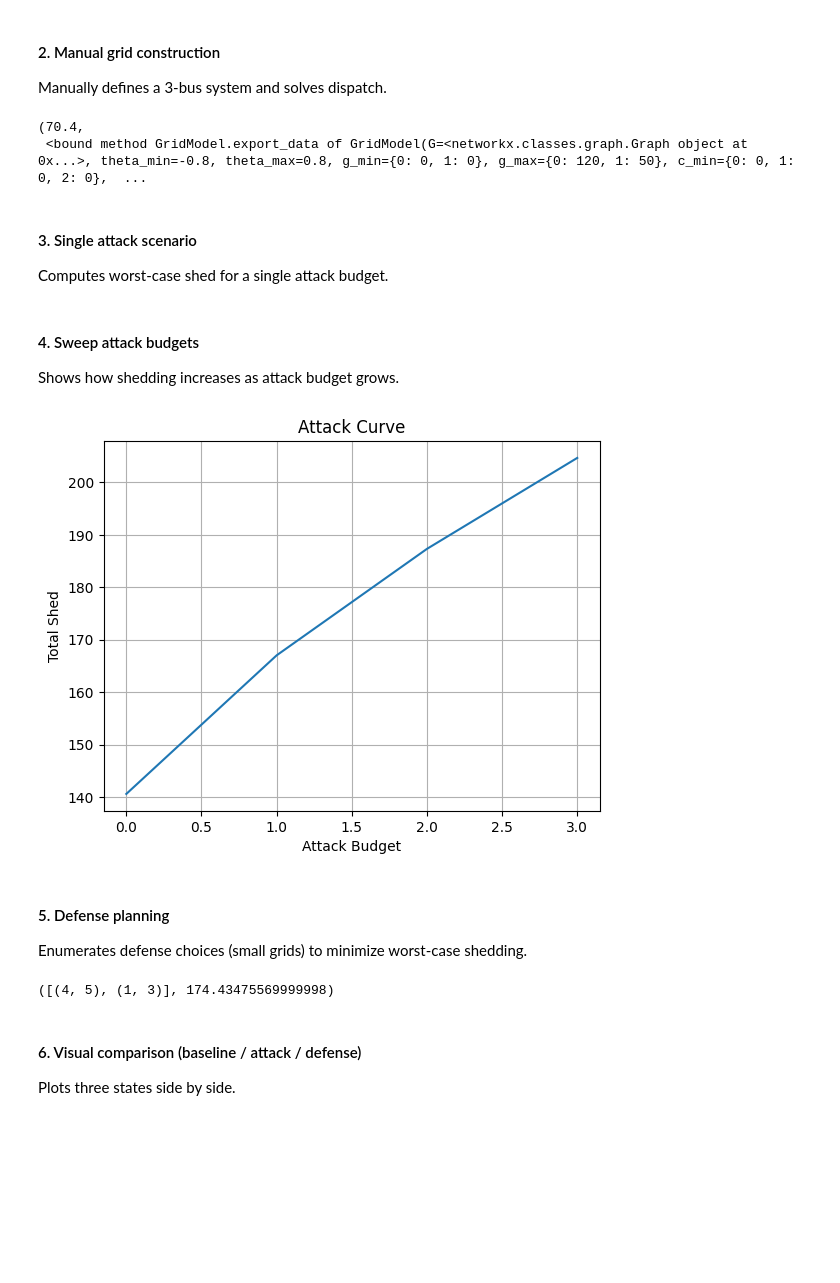
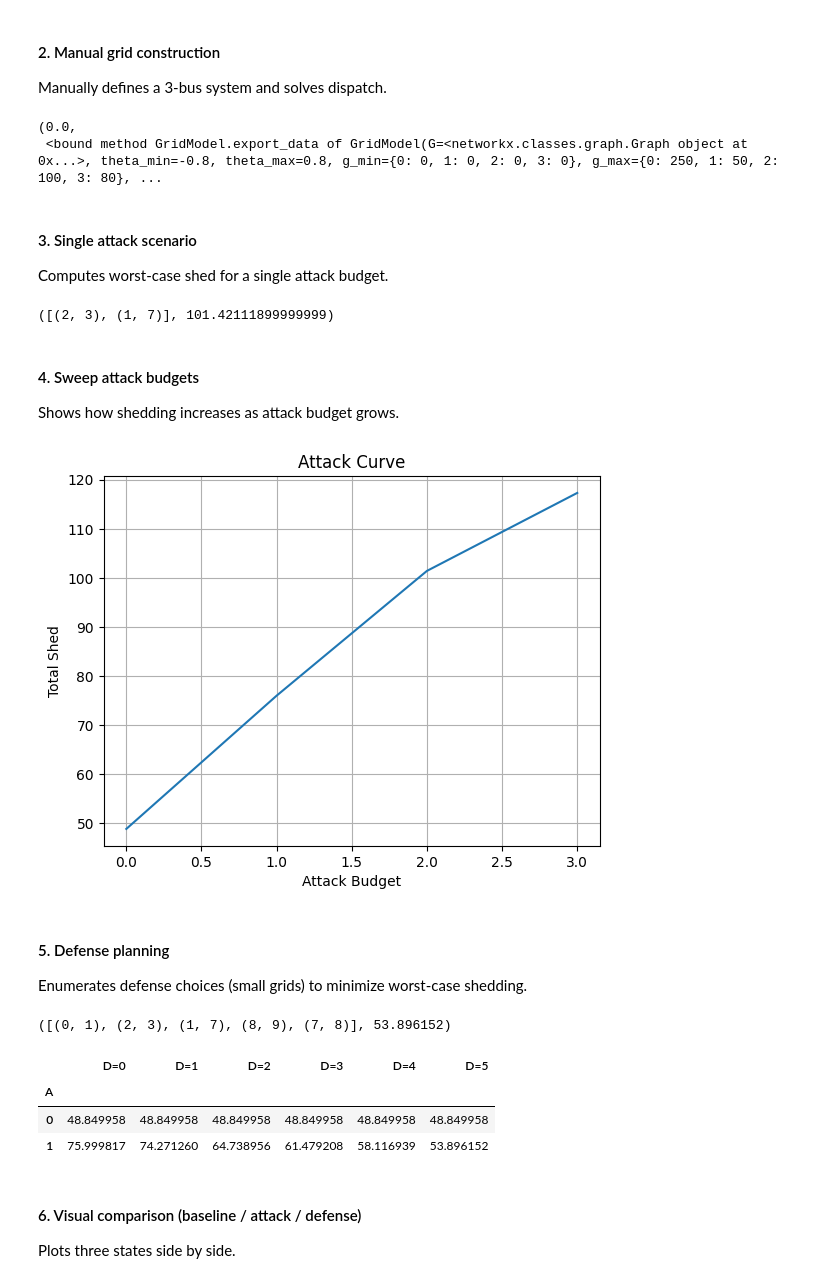
Before and after one commit to Phymath0Masics/PG-CoE, a Jupyter notebook: simulation.ipynb, the cells around one changed output. Drawn from its saved outputs; the diff is of its cells as text; code cells hidden in the pictures; blank space fills up the shorter version.

```diff
--- a/simulation.ipynb
+++ b/simulation.ipynb
@@ -75,8 +82,9 @@ interactive(children=(IntSlider(value=0, description='Attack k', max=5), Output(
 Creates a small random grid and solves the minimal load shedding dispatch.
 # %%
 from grid_sim import random_grid, solve_dispatch_min_shed
-model1 = random_grid(n_buses=8, density=0.4, seed=1)
+model1 = random_grid(n_buses=10, density=0.2, seed=10)
 res1 = solve_dispatch_min_shed(model1)
 print('Total shed:', res1['total_shed'])
-res1['g'], res1['shed']
+# res1['g'], res1['shed']
+plot_grid(model1, res1)
 # %% [output]
@@ -104,57 +98,95 @@ Manually defines a 3-bus system and solves dispatch.
 from grid_sim.model import GridModel
 import networkx as nx
 G2 = nx.Graph()
-G2.add_nodes_from([0,1,2])
+G2.add_nodes_from([0,1,2,3])
 G2.add_edge(0,1,b=12.0,capacity=100)
 G2.add_edge(1,2,b=9.0,capacity=80)
-gmin2 = {0:0,1:0}
-gmax2 = {0:120,1:50}
-cmin2 = {0:0,1:0,2:0}
-cmax2 = {0:40,1:60,2:70}
-thetamin2 = {0:0,1:-1,2:3}
-thetamax2 = {0:-5,1:7,2:70}
+G2.add_edge(0,2,b=5.0,capacity=50)
+G2.add_edge(1,3,b=15.0,capacity=70)
+G2.add_edge(2,3,b=4.0,capacity=60)
+gmin2 = {0:0,1:0,2:0,3:0}
+gmax2 = {0:250,1:50,2:100,3:80}
+cmin2 = {0:50,1:10,2:30,3:5}
+cmax2 = {0:100,1:20,2:50,3:10}
+thetamin2 = {0:0,1:-1,2:3,3:-2}
+thetamax2 = {0:-5,1:7,2:70,3:5}
 model2 = GridModel(G2,-0.8,0.8,gmin2,gmax2,cmin2,cmax2)
 model2.demand = {0:40,1:60,2:70}
 from grid_sim import solve_dispatch_min_shed
 res2 = solve_dispatch_min_shed(model2)
 res2['total_shed'], model2.export_data
 # %% [output]
-(70.4,
- <bound method GridModel.export_data of GridModel(G=<networkx.classes.graph.Graph object at 0x...>, theta_min=-0.8, theta_max=0.8, g_min={0: 0, 1: 0}, g_max={0: 120, 1: 50}, c_min={0: 0, 1: 0, 2: 0},  ...
+(0.0,
+ <bound method GridModel.export_data of GridModel(G=<networkx.classes.graph.Graph object at 0x...>, theta_min=-0.8, theta_max=0.8, g_min={0: 0, 1: 0, 2: 0, 3: 0}, g_max={0: 250, 1: 50, 2: 100, 3: 80}, ...
 # %% [markdown]
 #### 3. Single attack scenario
 Computes worst-case shed for a single attack budget.
 # %%
 from grid_sim import solve_attack_max_shed
-atk3 = solve_attack_max_shed(model1, budget=2)
+power_grid_model = model1
+atk3 = solve_attack_max_shed(power_grid_model, budget=2)
 atk3['disabled'], atk3['total_shed']
+# %% [output]
+([(2, 3), (1, 7)], 101.42111899999999)
 # %% [markdown]
 #### 4. Sweep attack budgets
 Shows how shedding increases as attack budget grows.
 # %%
 import matplotlib.pyplot as plt
+power_grid_model = model1
 atk_curve4 = {}
 for k in range(0,4):
-    atk_curve4[k] = solve_attack_max_shed(model1, budget=k)['total_shed']
-atk_curve4
+    atk_curve4[k] = solve_attack_max_shed(power_grid_model, budget=k)['total_shed']
+# atk_curve4
 # plot
 plt.plot(atk_curve4.keys(), atk_curve4.values())
 plt.xlabel('Attack Budget')
 plt.ylabel('Total Shed')
 plt.title('Attack Curve')
 plt.grid()
 plt.show()
 # %% [output]
-[figure, old version]
+[figure, new version]
 # %% [markdown]
 #### 5. Defense planning
 Enumerates defense choices (small grids) to minimize worst-case shedding.
 # %%
 from grid_sim import solve_defense_min_shed
-defense5 = solve_defense_min_shed(model1, attack_budget=2, defend_budget=2)
+power_grid_model = model1
+defense5 = solve_defense_min_shed(power_grid_model, attack_budget=1, defend_budget=5)
 defense5['defended'], defense5['worst_case']['total_shed']
 # %% [output]
-([(4, 5), (1, 3)], 174.43475569999998)
+([(0, 1), (2, 3), (1, 7), (8, 9), (7, 8)], 53.896152)
+# %%
+import pandas as pd
+# Build attack-defense table without deprecated DataFrame.append
+power_grid_model = model1
+rows15 = []
+for attack_budget in range(2):
+    for defend_budget in range(6):
+        defense_result = solve_defense_min_shed(
+            power_grid_model,
+            attack_budget=attack_budget,
+            defend_budget=defend_budget
+        )
+        rows15.append({
+            'Attack Budget': attack_budget,
+            'Defense Budget': defend_budget,
+            'Total Shed': defense_result['worst_case']['total_shed']
+        })
+
+# Pivot to wide table: rows = attack budget (A), cols = defense budget (D)
+pivot15 = pd.DataFrame(rows15).pivot(index='Attack Budget',
+                                     columns='Defense Budget',
+                                     values='Total Shed').fillna(0)
+pivot15.index.name = 'A'
+pivot15.columns = [f'D={c}' for c in pivot15.columns]
+pivot15
+# %% [output]
+|  | D=0 | D=1 | D=2 | D=3 | D=4 | D=5 |
+| A |  |  |  |  |  |  |
+| 0 | 48.849958 | 48.849958 | 48.849958 | 48.849958 | 48.849958 | 48.849958 |
+| 1 | 75.999817 | 74.271260 | 64.738956 | 61.479208 | 58.116939 | 53.896152 |
 # %% [markdown]
 #### 6. Visual comparison (baseline / attack / defense)
 Plots three states side by side.
```
Also changed, not shown: parts of 7 cells of this notebook.
